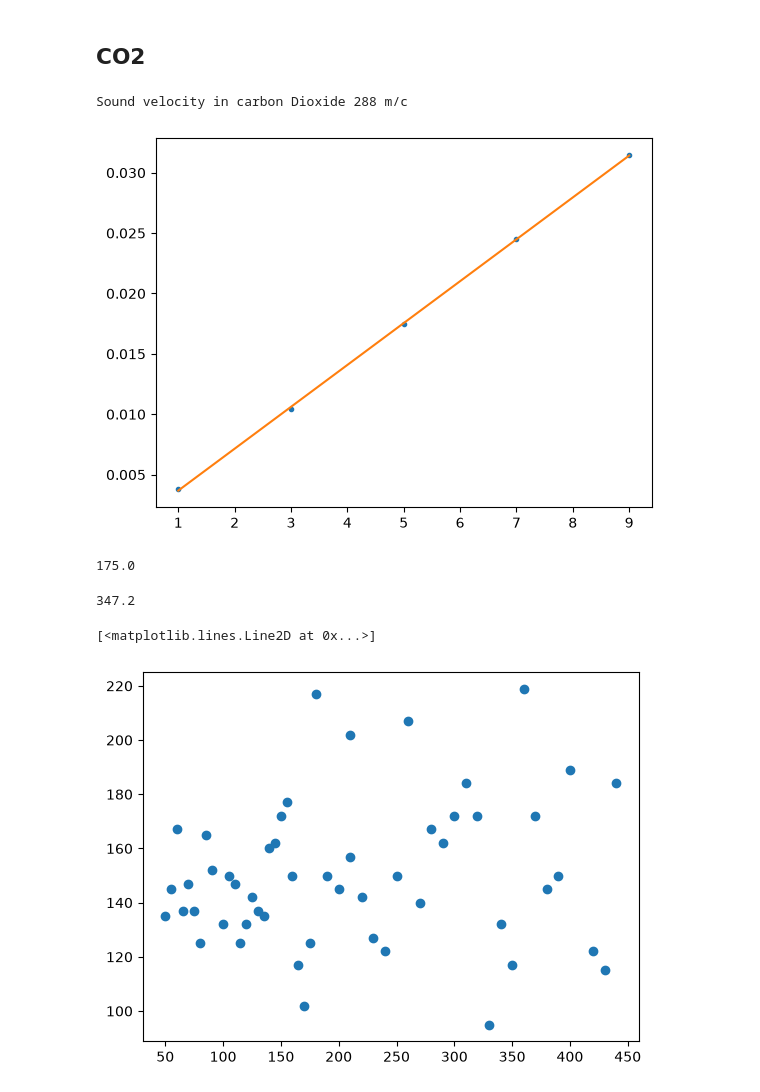
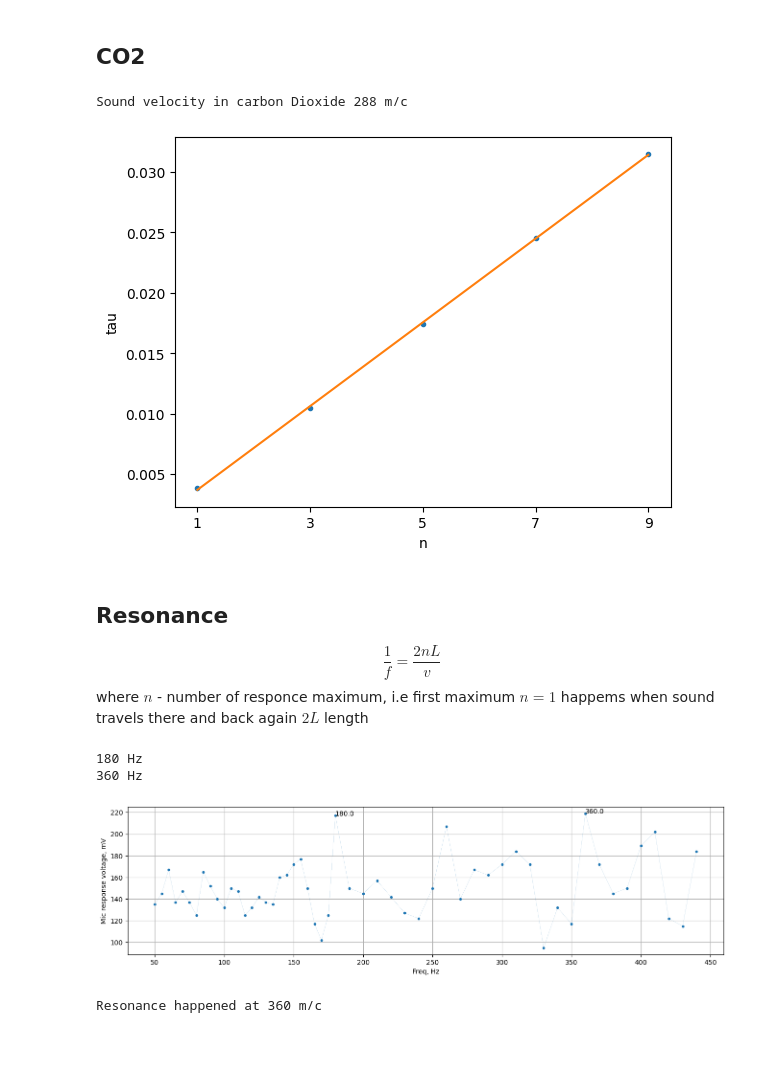
Before and after one commit to evgeny-kolonsky/Lab3, a Jupyter notebook: sound/Lab3_Sound_ek.ipynb, the cells around one changed output. Cells and saved outputs as stored; diff of their text form; code cells hidden in the pictures; blank space fills up the shorter version.

```diff
--- a/sound/Lab3_Sound_ek.ipynb
+++ b/sound/Lab3_Sound_ek.ipynb
@@ -142,21 +156,24 @@ tau *= 1e-3
 fit = linregress(n, tau)
 plt.plot(n, tau, '.')
 plt.plot(n, fit.intercept + fit.slope * n)
-
+plt.xticks(np.arange(1, 10, 2))
+plt.xlabel('n')
+plt.ylabel('tau')
 v = L / fit.slope
 print(f'Sound velocity in carbon Dioxide {v:.0f} m/c')
 # %% [output]
 Sound velocity in carbon Dioxide 288 m/c
-[figure, old version]
+[figure, new version]
-# %%
-350 / 2
-# %% [output]
-175.0
-# %%
-173.6 * 2
-# %% [output]
-347.2
+# %% [markdown]
+## Resonance
+
+$$
+\frac{1}{f} = \frac{2 n L}{v}
+$$
+where $n$ - number of responce maximum, i.e first maximum $n=1$ happems when sound travels there and back again $2L$ length
 # %%
+L = 1 #m
+f = 4200 # Hz
 data = '''
 # freq/Hz Vmic/mV
 50 135
@@ -202,34 +219,49 @@ data = '''
 #182 150
 190 150
 200 145
 210 157
 220 142
 230 127
 240 122
 250 150
 260 207
 270 140
 280 167
 290 162
 300 172
 310 184
 320 172
 330 95
 340 132
 350 117
 360 219
 370 172
 380 145
 390 150
 400 189
-210 202
+410 202
 420 122
 430 115
 440 184
 '''.splitlines()
 
 freq, v = np.genfromtxt(data).T
-plt.plot(freq, v, 'o')
+fig, ax = plt.subplots(1, 1, figsize=(16, 4))
+plt.plot(freq, v, '.', ls='-', lw=0.1)
+plt.xlabel('Freq, Hz')
+plt.ylabel('Mic response voltage, mV')
+for n, ix in enumerate(np.argsort(v)[-2:]):
+  plt.annotate(freq[ix], (freq[ix], v[ix]))
+  print(f'{freq[ix]:.0f} Hz')
+  v = freq[ix] * L * n
+  print
+plt.grid()
 # %% [output]
-[<matplotlib.lines.Line2D at 0x...>]
+180 Hz
+360 Hz
-[figure, old version]
+[figure, new version]
+# %%
+v = 2 * L * 180
+print(f'Resonance happened at {v:.0f} m/c')
+# %% [output]
+Resonance happened at 360 m/c
```
Also changed, not shown: parts of 7 cells of this notebook.
